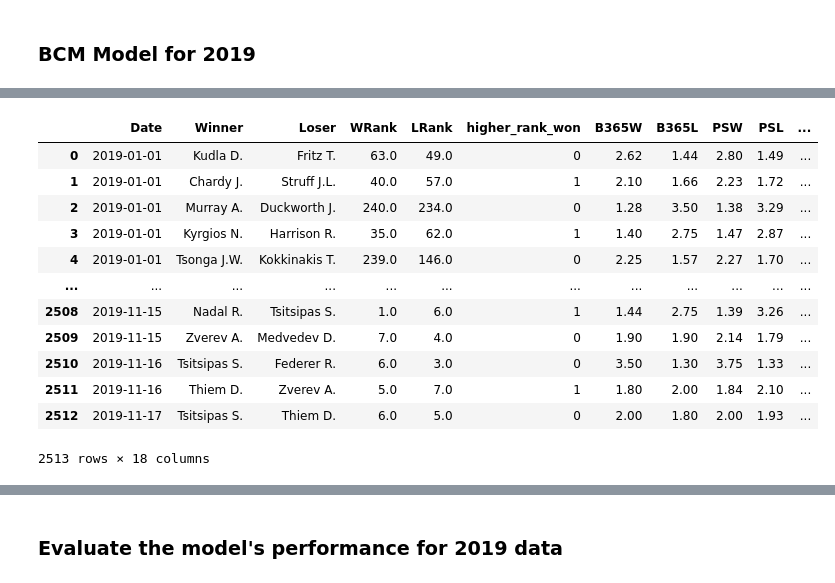
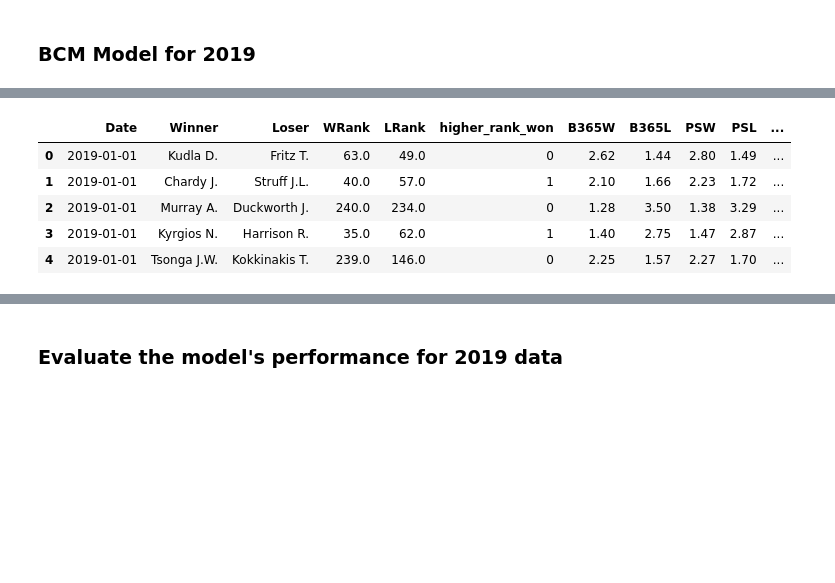
Before and after one commit to Harish-Thota1/Predicting_Tennis_Matches, a Jupyter notebook: BookMakers_Consensus_Model (BCM)_Betting_Data_Updated.ipynb, the cells around one changed output, grey strips where cells are left out. Cells and saved outputs as stored; diff of their text form; code cells hidden in the pictures; blank space fills up the shorter version.

```diff
--- a/BookMakers_Consensus_Model (BCM)_Betting_Data_Updated.ipynb
+++ b/BookMakers_Consensus_Model (BCM)_Betting_Data_Updated.ipynb
@@ -31,7 +31,7 @@ def preprocess_dataset(betting_data_dfs):
     - Creates a new column to indicate if the higher-ranked player won.
     - Defines and keeps only the essential columns for analysis, including odds columns.
     - Converts odds columns to numeric, coercing errors to NaN.
-
+    - Fills NaN values in the odds columns with their respective column means.
     """
 
     # Filter the dataset to include only completed matches
@@ -63,6 +63,7 @@ def preprocess_dataset(betting_data_dfs):
     # Convert odds columns to numeric, coercing errors to NaN
     betting_data_filtered[odds_columns] = betting_data_filtered[odds_columns].apply(pd.to_numeric, errors='coerce')
 
+    # Fill NaN values in odds columns with their respective column means
     means = betting_data_filtered.select_dtypes(include=[np.number]).mean()
     betting_data_filtered.fillna(means, inplace=True)
 
@@ -176,17 +165,22 @@ Index(['Date', 'Winner', 'Loser', 'WRank', 'LRank', 'higher_rank_won', 'B365W',
 # List of bookmakers in 2019
 bookmakers = ['B365', 'PS']
 # %%
-# Calculate probabilities, logit probabilities, and consensus probabilities for each bookmaker and add them to the 2019 DataFrame
+# Calculate probabilities, logit probabilities, and consensus probabilities for each bookmaker
+# and add them to the 2019 DataFrame
 
 for bookmaker in bookmakers:
-    # Apply the calculate_implied_probabilities function to each row for the
-    # current bookmaker's win and loss odds
-    # and unpack the results into new columns for the win and loss probabilities
-    betting_data_preprocessed_validation[f'{bookmaker}_prob_w'], betting_data_preprocessed_validation[f'{bookmaker}_prob_l'] = zip(
+    # Apply the calculate_implied_probabilities function to each row for the current bookmaker's win
+    # and loss odds
+    betting_data_preprocessed_validation[f'{bookmaker}_prob_w'], \
+    betting_data_preprocessed_validation[f'{bookmaker}_prob_l'] = zip(
         *betting_data_preprocessed_validation.apply(
-            lambda row: calculate_implied_probabilities(row[f'{bookmaker}W'], row[f'{bookmaker}L']), axis=1
+            lambda row: calculate_implied_probabilities(
+                row[f'{bookmaker}W'],
+                row[f'{bookmaker}L']
+            ), axis=1
         )
     )
 
     # Calculate logit probabilities for the current bookmaker's win probabilities
-    betting_data_preprocessed_validation[f'{bookmaker}_logit_prob_w'] = betting_data_preprocessed_validation[f'{bookmaker}_prob_w'].apply(logit)
+    betting_data_preprocessed_validation[f'{bookmaker}_logit_prob_w'] = \
+    betting_data_preprocessed_validation[f'{bookmaker}_prob_w'].apply(logit)
@@ -209,26 +187,21 @@ for bookmaker in bookmakers:
 # %%
 # Calculate the consensus logit probabilities by taking the mean of the logit probabilities
-betting_data_preprocessed_validation['consensus_logit_prob_w'] = betting_data_preprocessed_validation[
-    [f'{bookmaker}_logit_prob_w' for bookmaker in bookmakers]
-].mean(axis=1, skipna=True)
+betting_data_preprocessed_validation['consensus_logit_prob_w'] = \
+    betting_data_preprocessed_validation[
+        [f'{bookmaker}_logit_prob_w' for bookmaker in bookmakers]
+    ].mean(axis=1, skipna=True)
 
 # Convert the consensus logit probabilities back to probabilities using the inverse logit function
-betting_data_preprocessed_validation['consensus_prob_w'] = betting_data_preprocessed_validation['consensus_logit_prob_w'].apply(inverse_logit)
+betting_data_preprocessed_validation['consensus_prob_w'] = \
+    betting_data_preprocessed_validation['consensus_logit_prob_w'].apply(inverse_logit)
 # %%
-betting_data_preprocessed_validation
+betting_data_preprocessed_validation.head()
 # %% [output]
 |  | Date | Winner | Loser | WRank | LRank | higher_rank_won | B365W | B365L | PSW | PSL | ... |
 | 0 | 2019-01-01 | Kudla D. | Fritz T. | 63.0 | 49.0 | 0 | 2.62 | 1.44 | 2.80 | 1.49 | ... |
 | 1 | 2019-01-01 | Chardy J. | Struff J.L. | 40.0 | 57.0 | 1 | 2.10 | 1.66 | 2.23 | 1.72 | ... |
 | 2 | 2019-01-01 | Murray A. | Duckworth J. | 240.0 | 234.0 | 0 | 1.28 | 3.50 | 1.38 | 3.29 | ... |
 | 3 | 2019-01-01 | Kyrgios N. | Harrison R. | 35.0 | 62.0 | 1 | 1.40 | 2.75 | 1.47 | 2.87 | ... |
 | 4 | 2019-01-01 | Tsonga J.W. | Kokkinakis T. | 239.0 | 146.0 | 0 | 2.25 | 1.57 | 2.27 | 1.70 | ... |
-| ... | ... | ... | ... | ... | ... | ... | ... | ... | ... | ... | ... |
-| 2508 | 2019-11-15 | Nadal R. | Tsitsipas S. | 1.0 | 6.0 | 1 | 1.44 | 2.75 | 1.39 | 3.26 | ... |
-| 2509 | 2019-11-15 | Zverev A. | Medvedev D. | 7.0 | 4.0 | 0 | 1.90 | 1.90 | 2.14 | 1.79 | ... |
-| 2510 | 2019-11-16 | Tsitsipas S. | Federer R. | 6.0 | 3.0 | 0 | 3.50 | 1.30 | 3.75 | 1.33 | ... |
-| 2511 | 2019-11-16 | Thiem D. | Zverev A. | 5.0 | 7.0 | 1 | 1.80 | 2.00 | 1.84 | 2.10 | ... |
-| 2512 | 2019-11-17 | Tsitsipas S. | Thiem D. | 6.0 | 5.0 | 0 | 2.00 | 1.80 | 2.00 | 1.93 | ... |
-2513 rows × 18 columns
 # %%
 # Apply a lambda function directly to calculate predictions and probabilities
```
Also changed, not shown: parts of 7 cells of this notebook.
